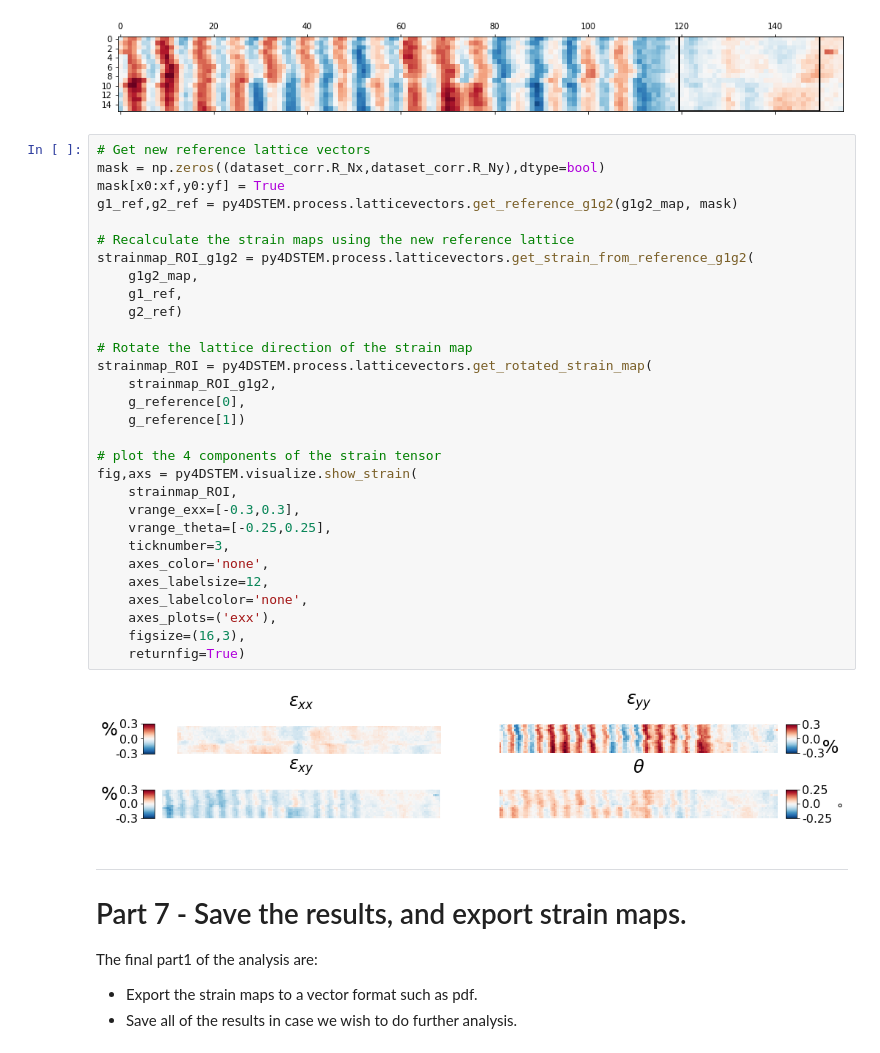
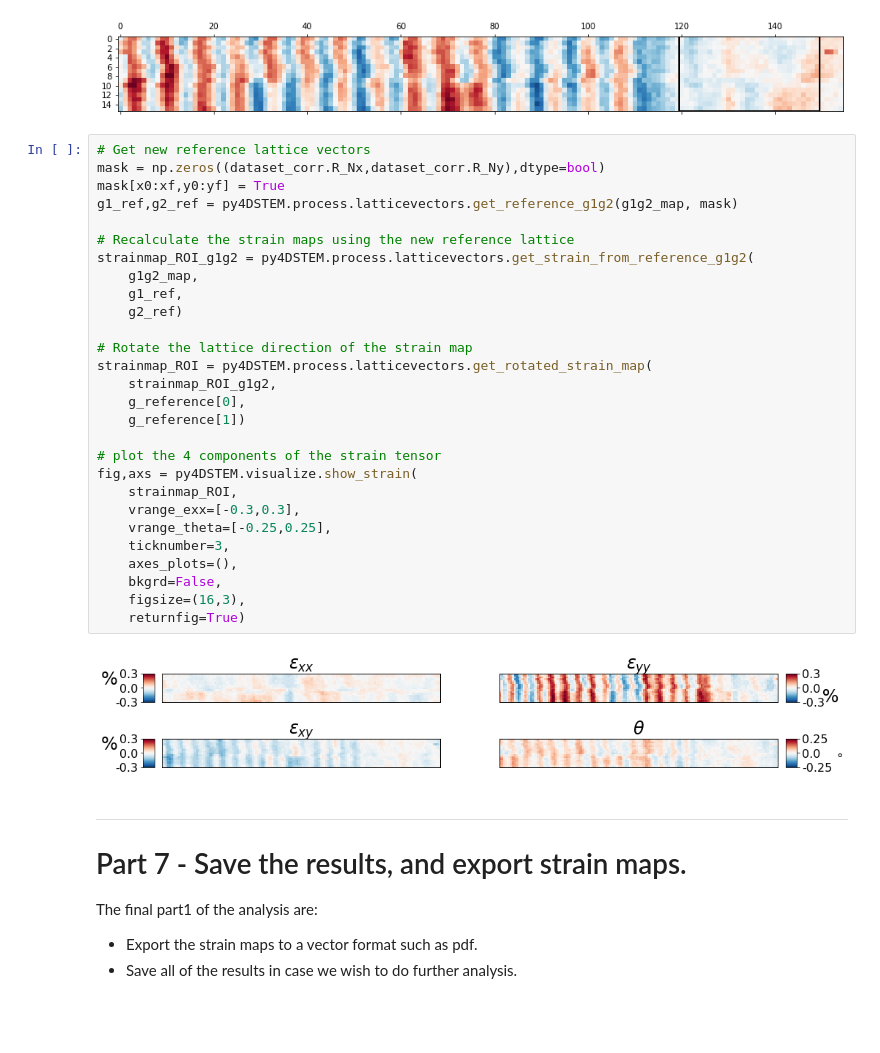
Before and after one commit to py4dstem/py4DSTEM_tutorials, a Jupyter notebook: strain_crystalline/strain_simple_quantum_well.ipynb, the cells around one changed output. Drawn from its saved outputs; the diff is of its cells as text; blank space fills up the shorter version.

```diff
--- a/strain_crystalline/strain_simple_quantum_well.ipynb
+++ b/strain_crystalline/strain_simple_quantum_well.ipynb
@@ -559,35 +558,33 @@ py4DSTEM.visualize.show(
 # %%
 # Get new reference lattice vectors
 mask = np.zeros((dataset_corr.R_Nx,dataset_corr.R_Ny),dtype=bool)
 mask[x0:xf,y0:yf] = True
 g1_ref,g2_ref = py4DSTEM.process.latticevectors.get_reference_g1g2(g1g2_map, mask)
 
 # Recalculate the strain maps using the new reference lattice
 strainmap_ROI_g1g2 = py4DSTEM.process.latticevectors.get_strain_from_reference_g1g2(
     g1g2_map,
     g1_ref,
     g2_ref)
 
 # Rotate the lattice direction of the strain map
 strainmap_ROI = py4DSTEM.process.latticevectors.get_rotated_strain_map(
     strainmap_ROI_g1g2,
     g_reference[0],
     g_reference[1])
 
 # plot the 4 components of the strain tensor
 fig,axs = py4DSTEM.visualize.show_strain(
     strainmap_ROI,
     vrange_exx=[-0.3,0.3],
     vrange_theta=[-0.25,0.25],
     ticknumber=3,
-    axes_color='none',
-    axes_labelsize=12,
-    axes_labelcolor='none',
-    axes_plots=('exx'),
+    axes_plots=(),
+    bkgrd=False,
     figsize=(16,3),
     returnfig=True)
 # %% [output]
-[figure, old version]
+[figure, new version]
 # %% [markdown]
 ---
 # Part 7 - Save the results, and export strain maps.<a class="anchor" id="part_07"></a>
```
Also changed, not shown: parts of 8 cells of this notebook.
